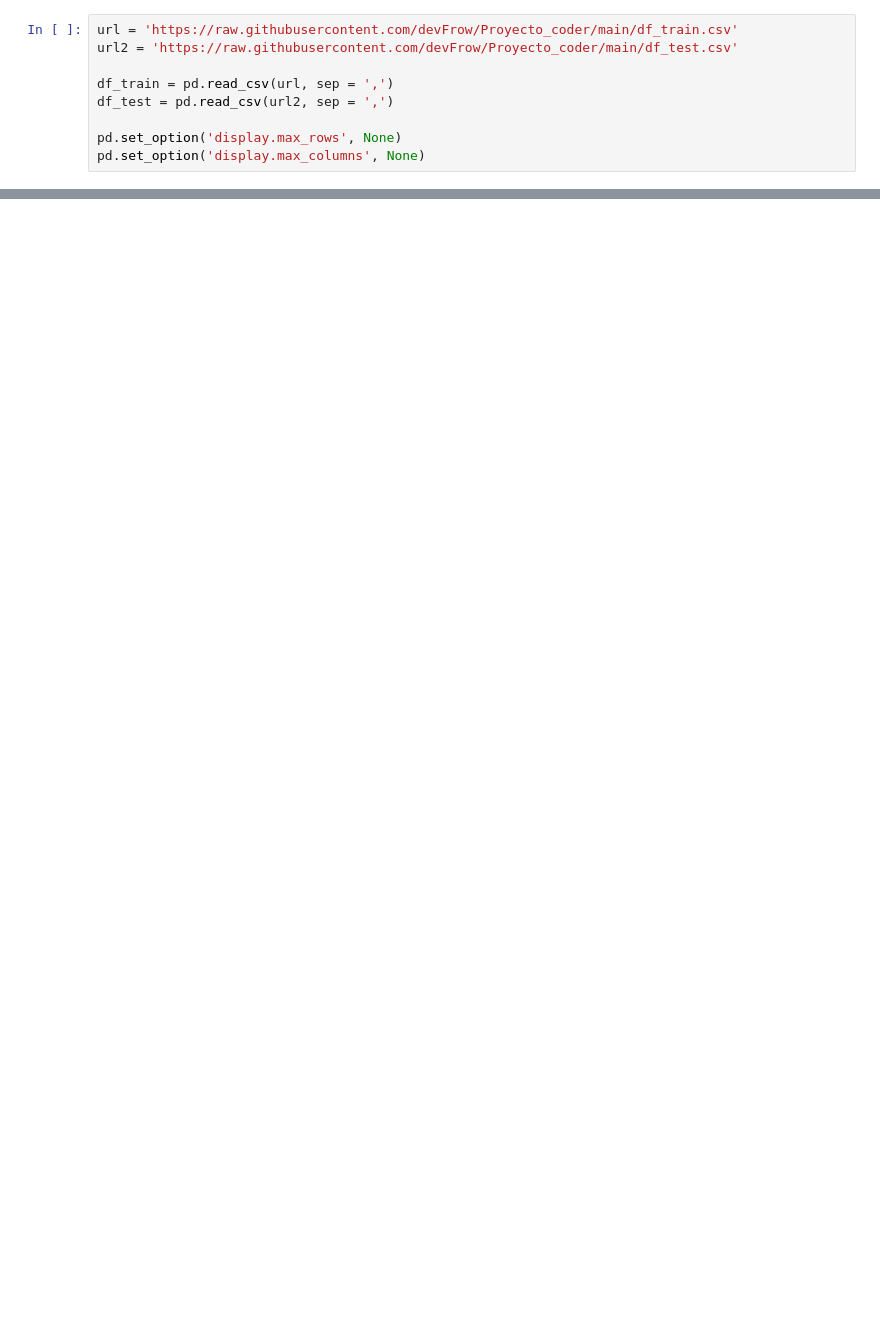
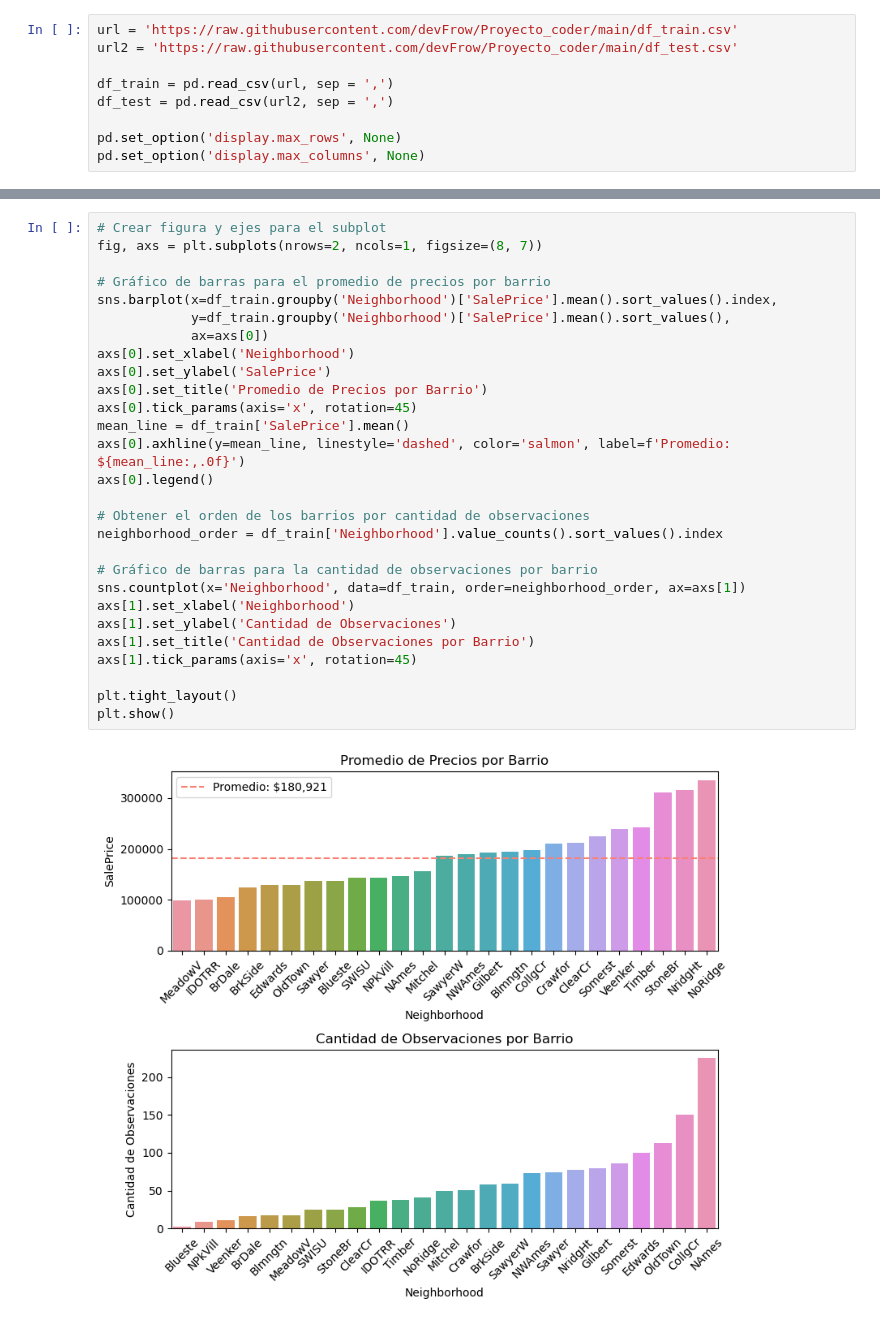
Before and after one commit to devFrow/Proyecto_coder, a Jupyter notebook: Proyecto_coder.ipynb, the cells around one changed output, grey strips where cells are left out. Cells and saved outputs as stored; diff of their text form; blank space fills up the shorter version.

```diff
--- a/Proyecto_coder.ipynb
+++ b/Proyecto_coder.ipynb
@@ -106,0 +173,30 @@ distr_catego(df_train, df_test, 'LotShape')
+# %%
+# Crear figura y ejes para el subplot
+fig, axs = plt.subplots(nrows=2, ncols=1, figsize=(8, 7))
+
+# Gráfico de barras para el promedio de precios por barrio
+sns.barplot(x=df_train.groupby('Neighborhood')['SalePrice'].mean().sort_values().index,
+            y=df_train.groupby('Neighborhood')['SalePrice'].mean().sort_values(),
+            ax=axs[0])
+axs[0].set_xlabel('Neighborhood')
+axs[0].set_ylabel('SalePrice')
+axs[0].set_title('Promedio de Precios por Barrio')
+axs[0].tick_params(axis='x', rotation=45)
+mean_line = df_train['SalePrice'].mean()
+axs[0].axhline(y=mean_line, linestyle='dashed', color='salmon', label=f'Promedio: ${mean_line:,.0f}')
+axs[0].legend()
+
+# Obtener el orden de los barrios por cantidad de observaciones
+neighborhood_order = df_train['Neighborhood'].value_counts().sort_values().index
+
+# Gráfico de barras para la cantidad de observaciones por barrio
+sns.countplot(x='Neighborhood', data=df_train, order=neighborhood_order, ax=axs[1])
+axs[1].set_xlabel('Neighborhood')
+axs[1].set_ylabel('Cantidad de Observaciones')
+axs[1].set_title('Cantidad de Observaciones por Barrio')
+axs[1].tick_params(axis='x', rotation=45)
+
+plt.tight_layout()
+plt.show()
+# %% [output]
+[figure, added]
```
Also changed, not shown: parts of 112 cells of this notebook, 1 other file.
